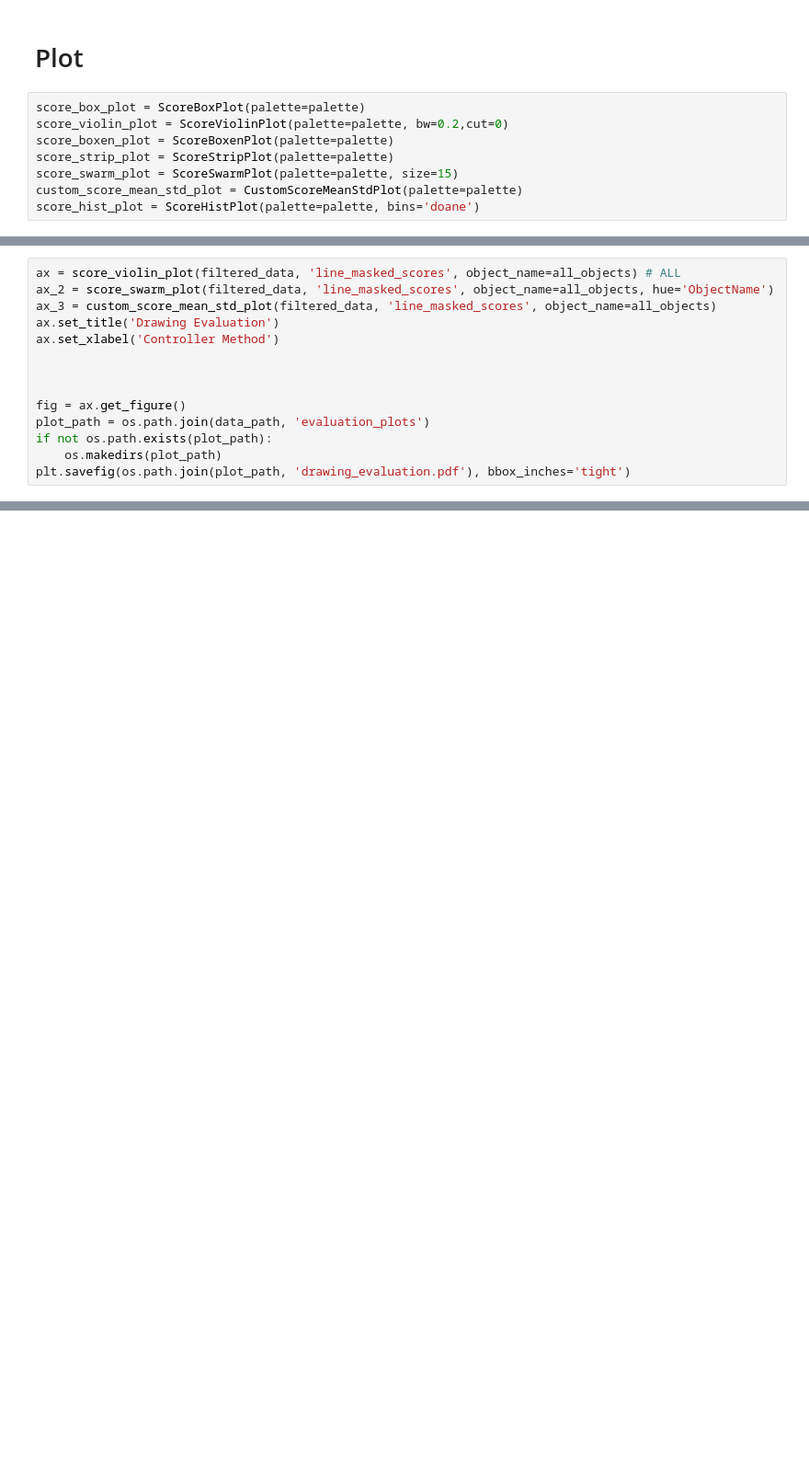
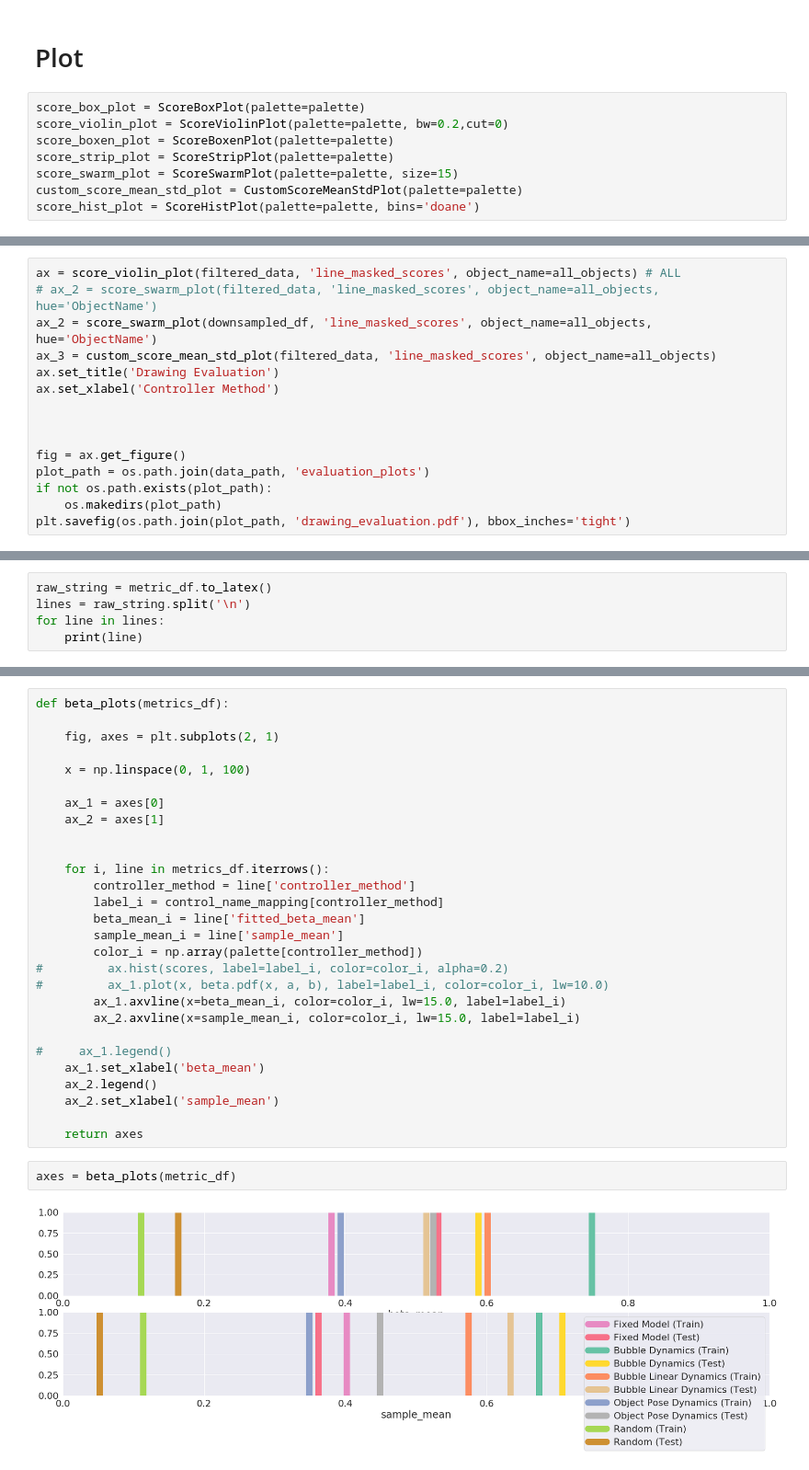
Before and after one commit to MMintLab/BubbleControl, a Jupyter notebook: notebooks/drawing_evaluation_final.ipynb, the cells around one changed output, grey strips where cells are left out. Shown at 92% size. Cells and saved outputs as stored; diff of their text form; blank space fills up the shorter version.

```diff
--- a/notebooks/drawing_evaluation_final.ipynb
+++ b/notebooks/drawing_evaluation_final.ipynb
@@ -423,6 +493,7 @@ ax_2 = score_swarm_plot(filtered_data, 'line_masked_scores', object_name=test_ob
 # %%
 ax = score_violin_plot(filtered_data, 'line_masked_scores', object_name=all_objects) # ALL
-ax_2 = score_swarm_plot(filtered_data, 'line_masked_scores', object_name=all_objects, hue='ObjectName')
+# ax_2 = score_swarm_plot(filtered_data, 'line_masked_scores', object_name=all_objects, hue='ObjectName')
+ax_2 = score_swarm_plot(downsampled_df, 'line_masked_scores', object_name=all_objects, hue='ObjectName')
 ax_3 = custom_score_mean_std_plot(filtered_data, 'line_masked_scores', object_name=all_objects)
 ax.set_title('Drawing Evaluation')
 ax.set_xlabel('Controller Method')
@@ -438,0 +555,5 @@ plt.savefig(os.path.join(plot_path, 'drawing_evaluation.pdf'), bbox_inches='tigh
+# %%
+raw_string = metric_df.to_latex()
+lines = raw_string.split('\n')
+for line in lines:
+    print(line)
@@ -438,0 +577,32 @@ plt.savefig(os.path.join(plot_path, 'drawing_evaluation.pdf'), bbox_inches='tigh
+# %%
+def beta_plots(metrics_df):
+
+    fig, axes = plt.subplots(2, 1)
+
+    x = np.linspace(0, 1, 100)
+
+    ax_1 = axes[0]
+    ax_2 = axes[1]
+
+
+    for i, line in metrics_df.iterrows():
+        controller_method = line['controller_method']
+        label_i = control_name_mapping[controller_method]
+        beta_mean_i = line['fitted_beta_mean']
+        sample_mean_i = line['sample_mean']
+        color_i = np.array(palette[controller_method])
+#         ax.hist(scores, label=label_i, color=color_i, alpha=0.2)
+#         ax_1.plot(x, beta.pdf(x, a, b), label=label_i, color=color_i, lw=10.0)
+        ax_1.axvline(x=beta_mean_i, color=color_i, lw=15.0, label=label_i)
+        ax_2.axvline(x=sample_mean_i, color=color_i, lw=15.0, label=label_i)
+
+#     ax_1.legend()
+    ax_1.set_xlabel('beta_mean')
+    ax_2.legend()
+    ax_2.set_xlabel('sample_mean')
+
+    return axes
+# %%
+axes = beta_plots(metric_df)
+# %% [output]
+[figure, added]
```
Also changed, not shown: parts of 14 cells of this notebook, 4 other files.
